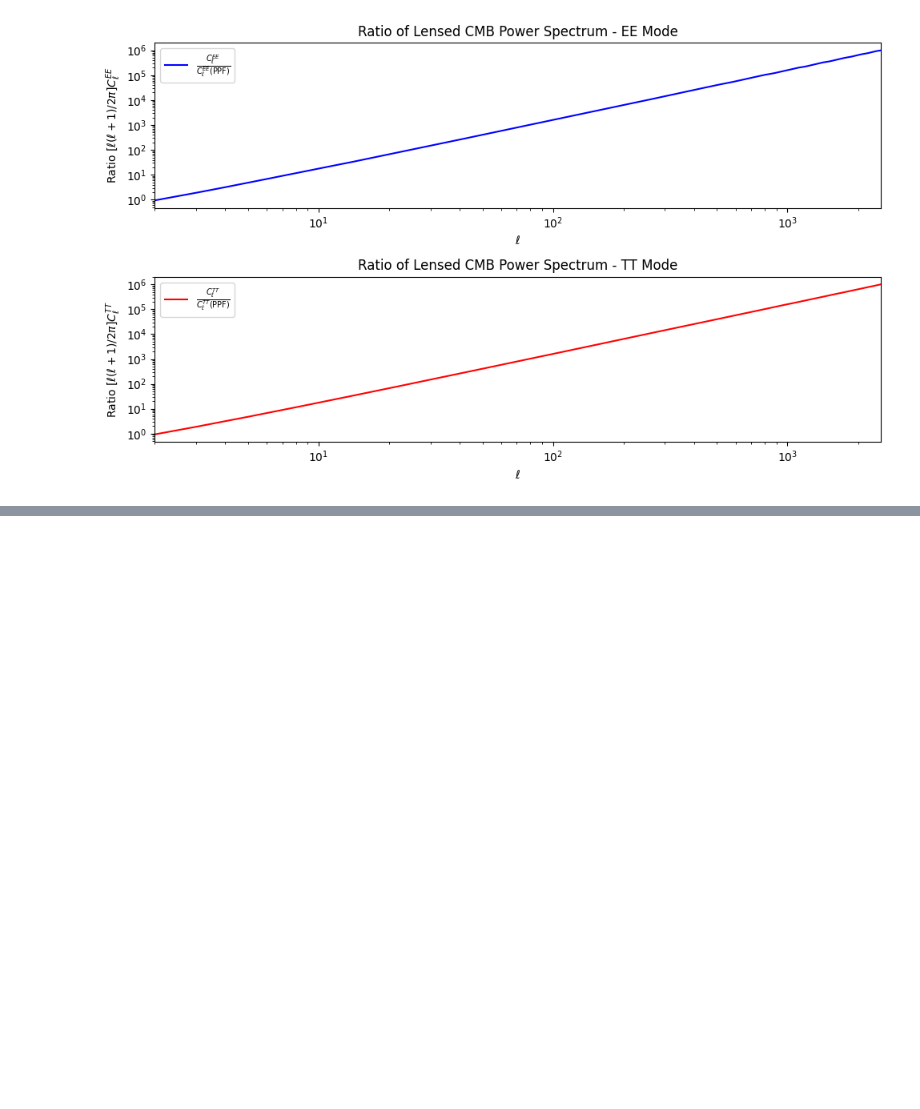
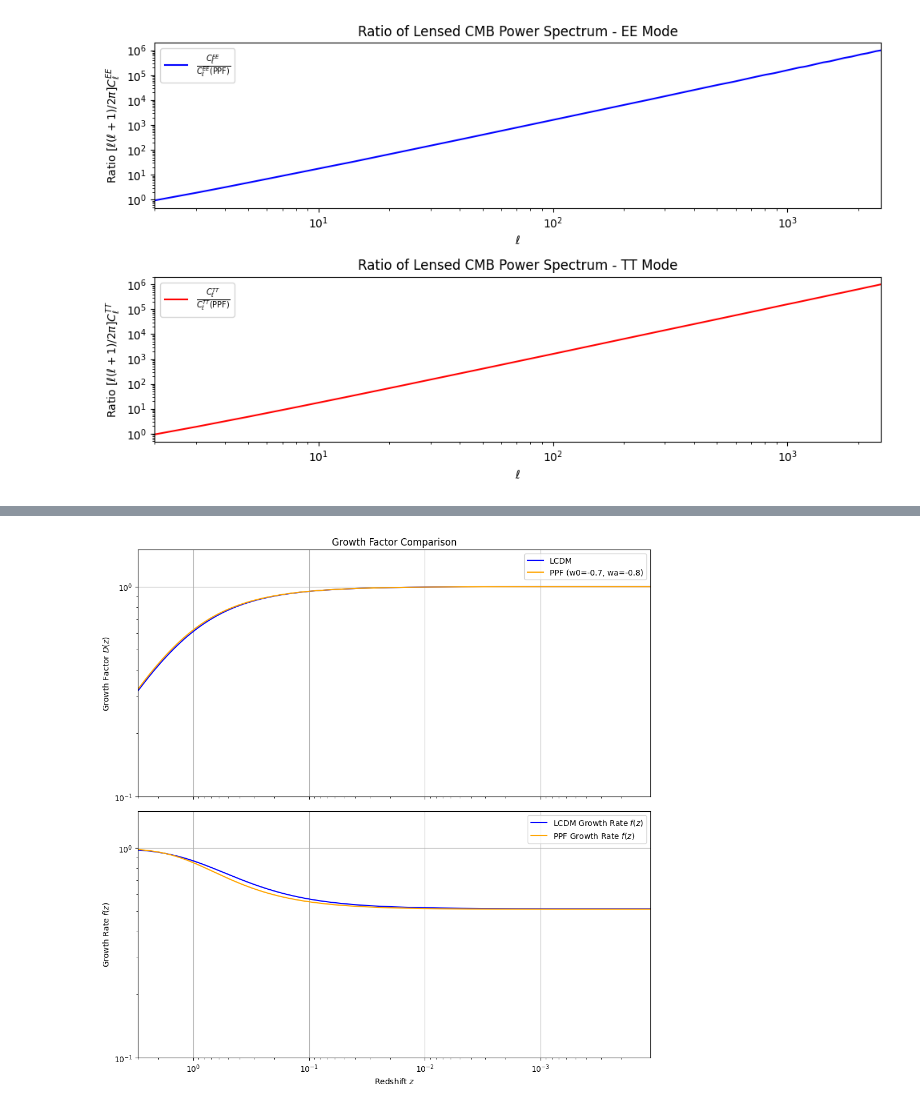
Before and after one commit to santiagocasas/clapp, a Jupyter notebook: notebooks/cosmology_validation.ipynb, the cells around one changed output, grey strips where cells are left out. Cells and saved outputs as stored; diff of their text form; code cells hidden in the pictures; blank space fills up the shorter version.

```diff
--- a/notebooks/cosmology_validation.ipynb
+++ b/notebooks/cosmology_validation.ipynb
@@ -474,0 +545,81 @@ plt.show()
+# %%
+#!/usr/bin/env python
+# coding: utf-8
+
+# Import necessary modules
+import numpy as np
+import matplotlib.pyplot as plt
+from classy import Class
+
+# Function to set up cosmology
+def setup_cosmo(w0, wa, Omega_cdm=0.25, Omega_b=0.05, m_ncdm=0.06):
+    cosmo = Class()
+    cosmo.set({
+        'Omega_cdm': Omega_cdm,
+        'Omega_b': Omega_b,
+        'N_ncdm': 1,  # Number of non-cold dark matter species
+        'm_ncdm': m_ncdm,  # Mass of the non-cold dark matter species in eV
+        'Omega_ncdm': 0.001,  # Example density parameter for NCDM
+        'w0_fld': w0,
+        'wa_fld': wa,
+        'output': 'dTk',  # Output growth factor
+        'use_ppf': 'yes',
+        'Omega_Lambda': 0.0,
+    })
+    cosmo.compute()
+    return cosmo
+
+# Set up LCDM cosmology
+LCDM = setup_cosmo(-1, 0)
+
+# Set up PPF cosmology
+PPF = setup_cosmo(-0.7, -0.8)
+
+# Get background quantities for both models
+bg_LCDM = LCDM.get_background()
+bg_PPF = PPF.get_background()
+
+# Extract redshift, scale factor, growth factor, and growth rate
+z_LCDM = bg_LCDM['z']
+a_LCDM = 1.0 / (z_LCDM + 1)
+D_LCDM = bg_LCDM['gr.fac. D']
+f_LCDM = bg_LCDM['gr.fac. f']
+
+z_PPF = bg_PPF['z']
+a_PPF = 1.0 / (z_PPF + 1)
+D_PPF = bg_PPF['gr.fac. D']
+f_PPF = bg_PPF['gr.fac. f']
+
+# Create subplots
+fig, (ax1, ax2) = plt.subplots(2, 1, figsize=(10, 10), sharex=True)
+
+# Plot growth factors
+ax1.plot(z_LCDM, D_LCDM, label='LCDM', color='blue')
+ax1.plot(z_PPF, D_PPF, label='PPF (w0=-0.7, wa=-0.8)', color='orange')
+ax1.set_ylabel('Growth Factor $D(z)$')
+ax1.set_title('Growth Factor Comparison')
+ax1.legend()
+ax1.grid()
+ax1.set_yscale('log')
+ax1.set_xscale('log')
+ax1.set_xlim(0, 3.0)
+ax1.set_ylim(0.1, 1.5)
+
+# Plot growth rates
+ax2.plot(z_LCDM, f_LCDM, label='LCDM Growth Rate $f(z)$', color='blue')
+ax2.plot(z_PPF, f_PPF, label='PPF Growth Rate $f(z)$', color='orange')
+ax2.set_xlabel('Redshift $z$')
+ax2.set_ylabel('Growth Rate $f(z)$')
+ax2.legend()
+ax2.grid()
+ax2.set_yscale('log')
+ax2.set_xscale('log')
+ax2.set_xlim(0, 3.0)
+ax2.set_ylim(0.1, 1.5)
+ax2.invert_xaxis()  # Invert x-axis to show high z on the left
+
+# Show the plot
+plt.tight_layout()
+plt.show()
+# %% [output]
+[figure, added]
```
Also changed, not shown: parts of 5 cells of this notebook, 7 other files.
